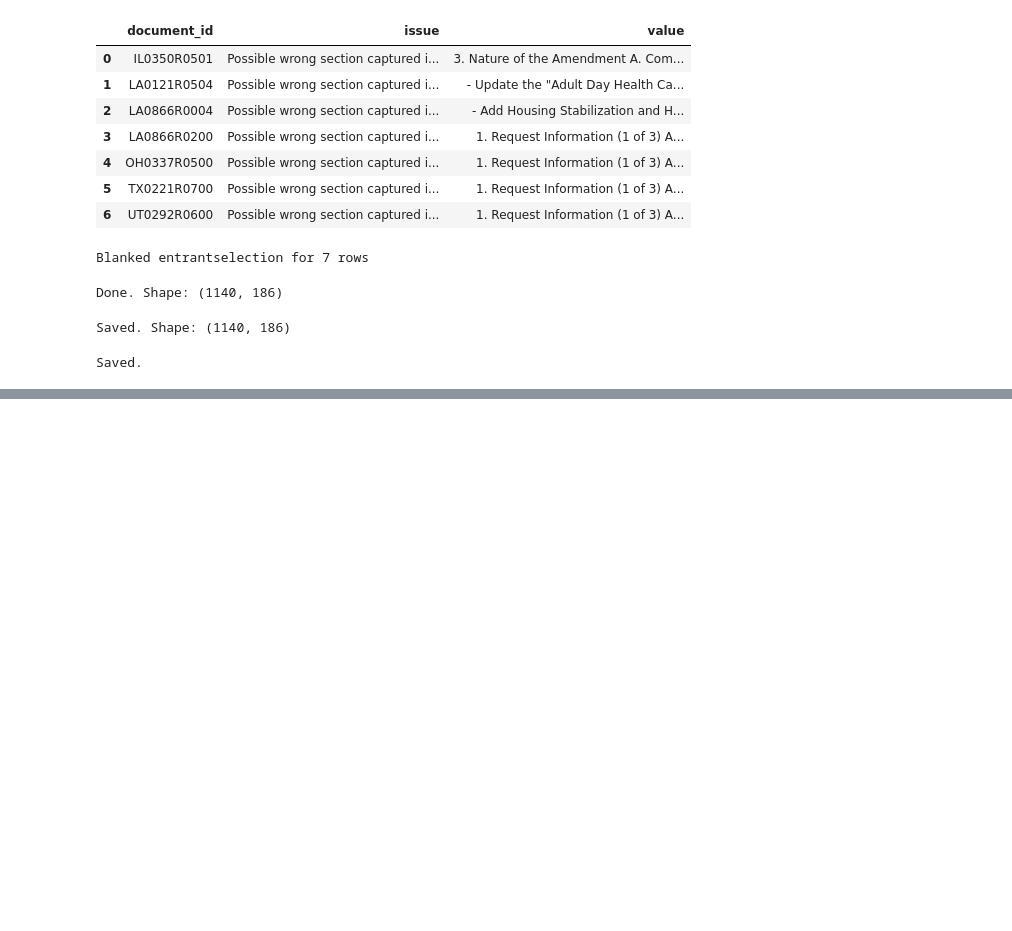
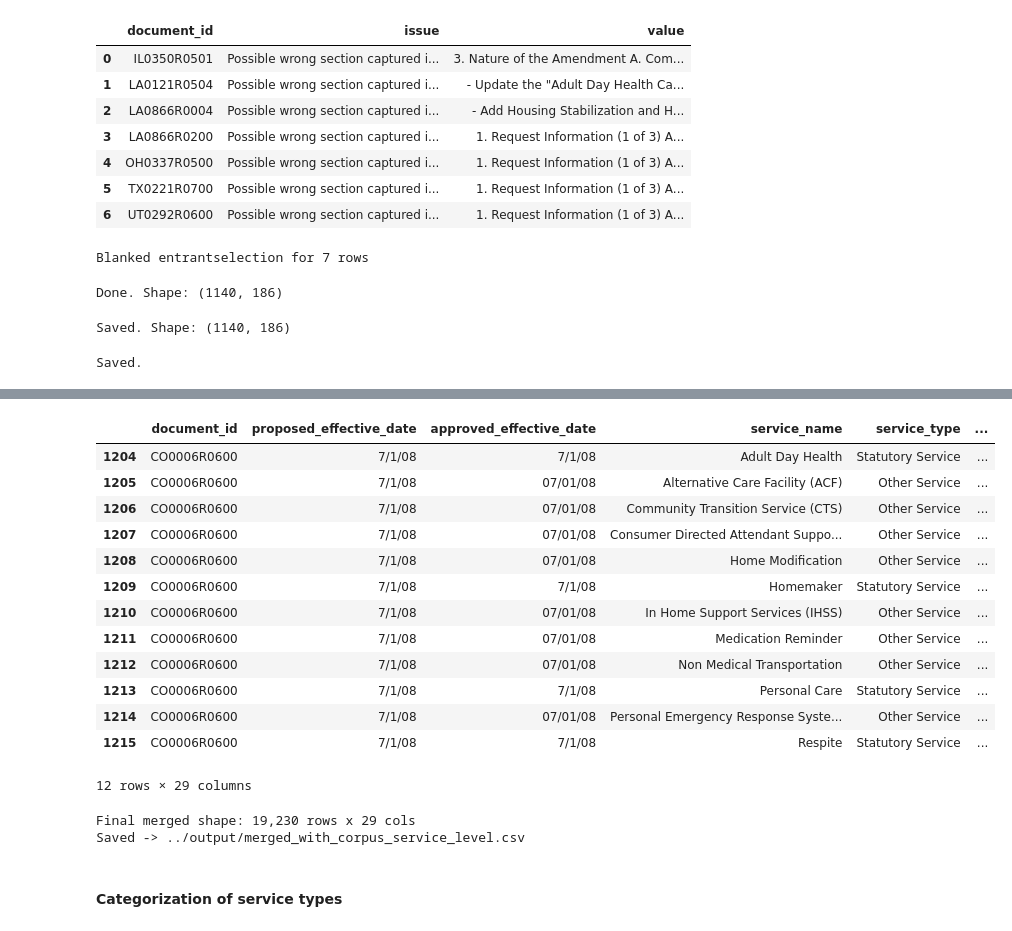
Before and after one commit to kemmiller/The-Medicaid-Home-and-Community-Based-Services-1915-c-Waiver-Atlas, a Jupyter notebook: merge/merge_and_cleanup.ipynb, the cells around one changed output, grey strips where cells are left out. Saved outputs shown, nothing was run; the diff lists cells and outputs as text; code cells hidden in the pictures; blank space fills up the shorter version.

```diff
--- a/merge/merge_and_cleanup.ipynb
+++ b/merge/merge_and_cleanup.ipynb
@@ -646,0 +849,41 @@ Saved.
+# %%
+import re
+
+_PPC_NO  = "No. The State does not make payment to legally responsible individuals for furnishing personal care or similar services."
+_PPC_YES = "Yes. The State makes payment to legally responsible individuals for furnishing personal care or similar services when they are qualified to provide the services."
+
+def prep_corpus(df):
+    df = df.copy()
+
+    # rename is_statewide -> waive_statewideness, 0/1 -> No/Yes
+    if "is_statewide" in df.columns:
+        df = df.rename(columns={"is_statewide": "waive_statewideness"})
+        df["waive_statewideness"] = df["waive_statewideness"].map(
+            {"0": "No", "1": "Yes", 0: "No", 1: "Yes"}
+        ).fillna(df["waive_statewideness"])
+
+    # provision_of_personal_care 0/1 -> full sentence
+    if "provision_of_personal_care" in df.columns:
+        df["provision_of_personal_care"] = df["provision_of_personal_care"].map(
+            {"0": _PPC_NO, "1": _PPC_YES, 0: _PPC_NO, 1: _PPC_YES}
+        ).fillna(df["provision_of_personal_care"])
+
+    # strip leading "(Scope):" from service_definition
+    if "service_definition" in df.columns:
+        df["service_definition"] = (
+            df["service_definition"]
+            .str.replace(r"^\s*\(Scope\)\s*:?\s*", "", regex=True)
+            .str.strip()
+        )
+
+    # run standard cleaning (encoding, boilerplate, dedup, invalid IDs)
+    df = clean_service_level_dataframe(df, source="text", verbose=True)
+
+    # keep only final_col columns that exist
+    keep = [c for c in final_col if c in df.columns]
+    missing = [c for c in final_col if c not in df.columns]
+    if missing:
+        print(f"Corpus missing columns (will be NaN when merged): {missing}")
+    return df[keep]
+df_corpus_clean = prep_corpus(df_corpus)
+df_corpus_clean
@@ -646,0 +987,28 @@ Saved.
+# %%
+df_final.query('document_id == "CO0006R0600"')
+# %% [output]
+|  | document_id | proposed_effective_date | approved_effective_date | service_name | service_type | ... |
+| 1204 | CO0006R0600 | 7/1/08 | 7/1/08 | Adult Day Health | Statutory Service | ... |
+| 1205 | CO0006R0600 | 7/1/08 | 07/01/08 | Alternative Care Facility (ACF) | Other Service | ... |
+| 1206 | CO0006R0600 | 7/1/08 | 07/01/08 | Community Transition Service (CTS) | Other Service | ... |
+| 1207 | CO0006R0600 | 7/1/08 | 07/01/08 | Consumer Directed Attendant Suppo... | Other Service | ... |
+| 1208 | CO0006R0600 | 7/1/08 | 07/01/08 | Home Modification | Other Service | ... |
+| 1209 | CO0006R0600 | 7/1/08 | 7/1/08 | Homemaker | Statutory Service | ... |
+| 1210 | CO0006R0600 | 7/1/08 | 07/01/08 | In Home Support Services (IHSS) | Other Service | ... |
+| 1211 | CO0006R0600 | 7/1/08 | 07/01/08 | Medication Reminder | Other Service | ... |
+| 1212 | CO0006R0600 | 7/1/08 | 07/01/08 | Non Medical Transportation | Other Service | ... |
+| 1213 | CO0006R0600 | 7/1/08 | 7/1/08 | Personal Care | Statutory Service | ... |
+| 1214 | CO0006R0600 | 7/1/08 | 07/01/08 | Personal Emergency Response Syste... | Other Service | ... |
+| 1215 | CO0006R0600 | 7/1/08 | 7/1/08 | Respite | Statutory Service | ... |
+12 rows × 29 columns
+# %%
+print(f"\nFinal merged shape: {df_final.shape[0]:,} rows x {df_final.shape[1]} cols")
+
+OUTPUT_FINAL = "../output/merged_with_corpus_service_level.csv"
+df_final.to_csv(OUTPUT_FINAL, index=False, quoting=csv.QUOTE_ALL)
+print(f"Saved -> {OUTPUT_FINAL}")
+# %% [output]
+Final merged shape: 19,230 rows x 29 cols
+Saved -> ../output/merged_with_corpus_service_level.csv
+# %% [markdown]
+#### Categorization of service types
```
Also changed, not shown: parts of 26 cells of this notebook, 6 other files.
